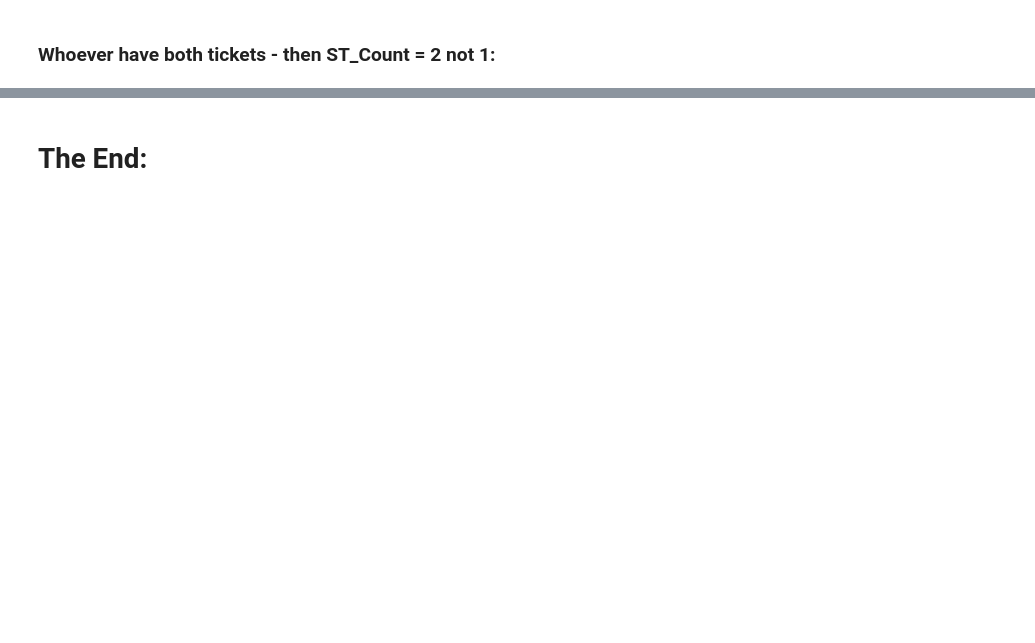
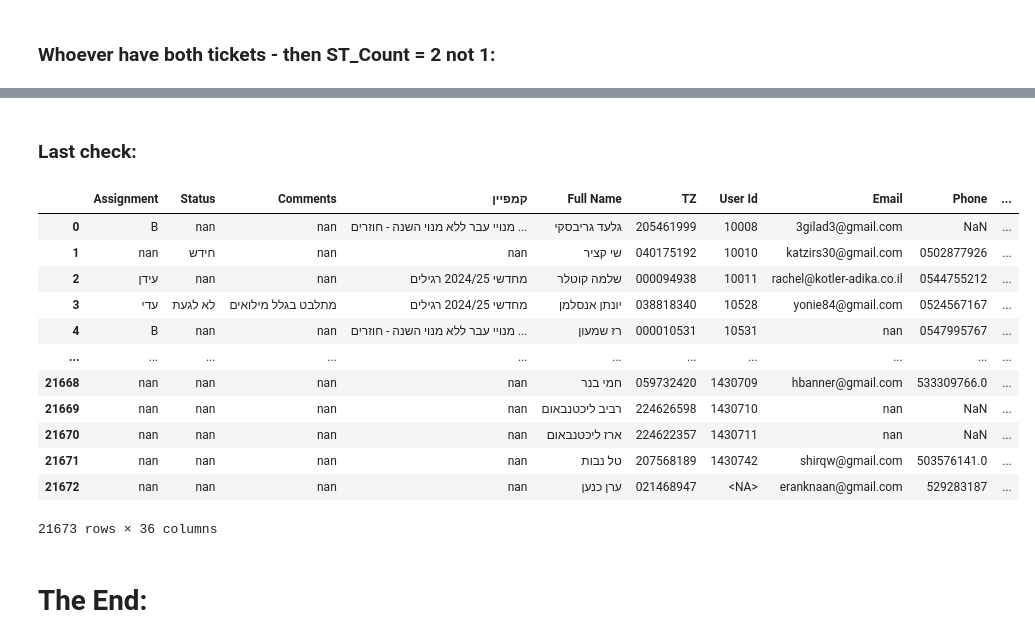
Before and after one commit to HapoelProd/GeneralRepo, a Jupyter notebook: Subscription Campaign 25_26/users.ipynb, the cells around one changed output, grey strips where cells are left out. Cells and saved outputs as stored; diff of their text form; code cells hidden in the pictures; blank space fills up the shorter version.

```diff
--- a/Subscription Campaign 25_26/users.ipynb
+++ b/Subscription Campaign 25_26/users.ipynb
@@ -2260,3 +2016,78 @@ Name: count, dtype: int64
+# %% [markdown]
+### Last check:
+# %%
+enriched_df['RiseAbove2425'] = enriched_df['RiseAbove2425'].fillna(False)
+enriched_df['RenewSeasonTicket'] = enriched_df['RenewSeasonTicket'].fillna('None')
+enriched_df['Community'] = enriched_df['Community'].fillna('')
+
+enriched_df['ST_Count'] = enriched_df['ST_Count'].fillna(0).astype(int)
+enriched_df['Community Count'] = enriched_df['Community Count'].fillna(0).astype(int)
+enriched_df['Count Free Home Ticket'] = enriched_df['Count Free Home Ticket'].fillna(0).astype(int)
+enriched_df['Count Paid Home Ticket'] = enriched_df['Count Paid Home Ticket'].fillna(0).astype(int)
+enriched_df['Count Free Away Ticket'] = enriched_df['Count Free Away Ticket'].fillna(0).astype(int)
+enriched_df['Count Paid Away Ticket'] = enriched_df['Count Paid Away Ticket'].fillna(0).astype(int)
+
+enriched_df.loc[enriched_df["RenewPriceType"].notnull() & (enriched_df["RenewPriceType"] != ""), "RenewSeasonTicket"] = "חידש"
+# %%
+columns_to_strip = ["Assignment", "Status", "Comments", "קמפיין"]
+
+for col in columns_to_strip:
+    enriched_df[col] = enriched_df[col].astype(str).str.strip()
+# %%
+desired_order = [
+    "Assignment",
+    "Status",
+    "Comments",
+    "קמפיין",
+    "Full Name",
+    "TZ",
+    "User Id",
+    "Email",
+    "Phone",
+    "Old Season Ticket (All Owners)",
+    "OldTransactionDate",
+    "Old Seat",
+    "Base price",
+    "Price",
+    "Price area",
+    "OldPriceType",
+    "OldSeasonTicketId",
+    "RenewSeasonTicket",
+    "Renew Seat",
+    "RenewTransactionDate",
+    "RenewType",
+    "RenewSeasonTicketId",
+    "Marketing Allowed",
+    "Renew Base Price",
+    "RenewPrice",
+    "Renew Price Area",
+    "RenewPriceType",
+    "isorganization",
+    "RiseAbove2425",
+    "ST_Count",
+    "Count Free Home Ticket",
+    "Count Paid Home Ticket",
+    "Count Free Away Ticket",
+    "Count Paid Away Ticket",
+    "Community",
+    "Community Count"
+]
+enriched_df = enriched_df[desired_order]
+enriched_df
+# %% [output]
+|  | Assignment | Status | Comments | קמפיין | Full Name | TZ | User Id | Email | Phone | ... |
+| 0 | B | nan | nan | מנויי עבר ללא מנוי השנה - חוזרים ... | גלעד גריבסקי | 205461999 | 10008 | 3gilad3@gmail.com | NaN | ... |
+| 1 | nan | חידש | nan | nan | שי קציר | 040175192 | 10010 | katzirs30@gmail.com | 0502877926 | ... |
+| 2 | עידן | nan | nan | מחדשי 2024/25 רגילים | שלמה קוטלר | 000094938 | 10011 | rachel@kotler-adika.co.il | 0544755212 | ... |
+| 3 | עדי | לא לגעת | מתלבט בגלל מילואים | מחדשי 2024/25 רגילים | יונתן אנסלמן | 038818340 | 10528 | yonie84@gmail.com | 0524567167 | ... |
+| 4 | B | nan | nan | מנויי עבר ללא מנוי השנה - חוזרים ... | רז שמעון | 000010531 | 10531 | nan | 0547995767 | ... |
+| ... | ... | ... | ... | ... | ... | ... | ... | ... | ... | ... |
+| 21668 | nan | nan | nan | nan | חמי בנר | 059732420 | 1430709 | hbanner@gmail.com | 533309766.0 | ... |
+| 21669 | nan | nan | nan | nan | רביב ליכטנבאום | 224626598 | 1430710 | nan | NaN | ... |
+| 21670 | nan | nan | nan | nan | ארז ליכטנבאום | 224622357 | 1430711 | nan | NaN | ... |
+| 21671 | nan | nan | nan | nan | טל נבות | 207568189 | 1430742 | shirqw@gmail.com | 503576141.0 | ... |
+| 21672 | nan | nan | nan | nan | ערן כנען | 021468947 | <NA> | eranknaan@gmail.com | 529283187 | ... |
+21673 rows × 36 columns
 # %% [markdown]
 # The End:
 # %%
```
Also changed, not shown: parts of 42 cells of this notebook, 23 other files.
